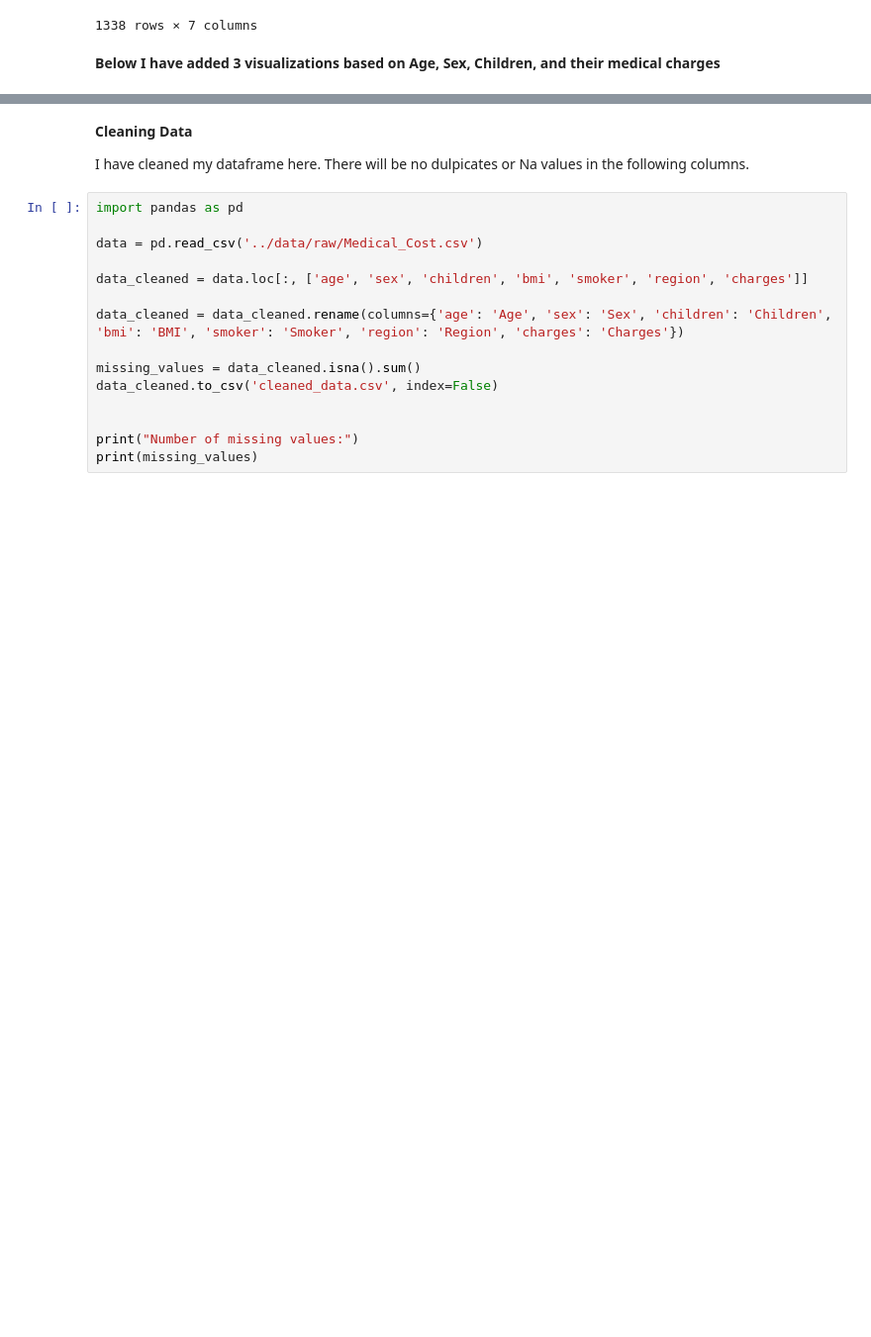
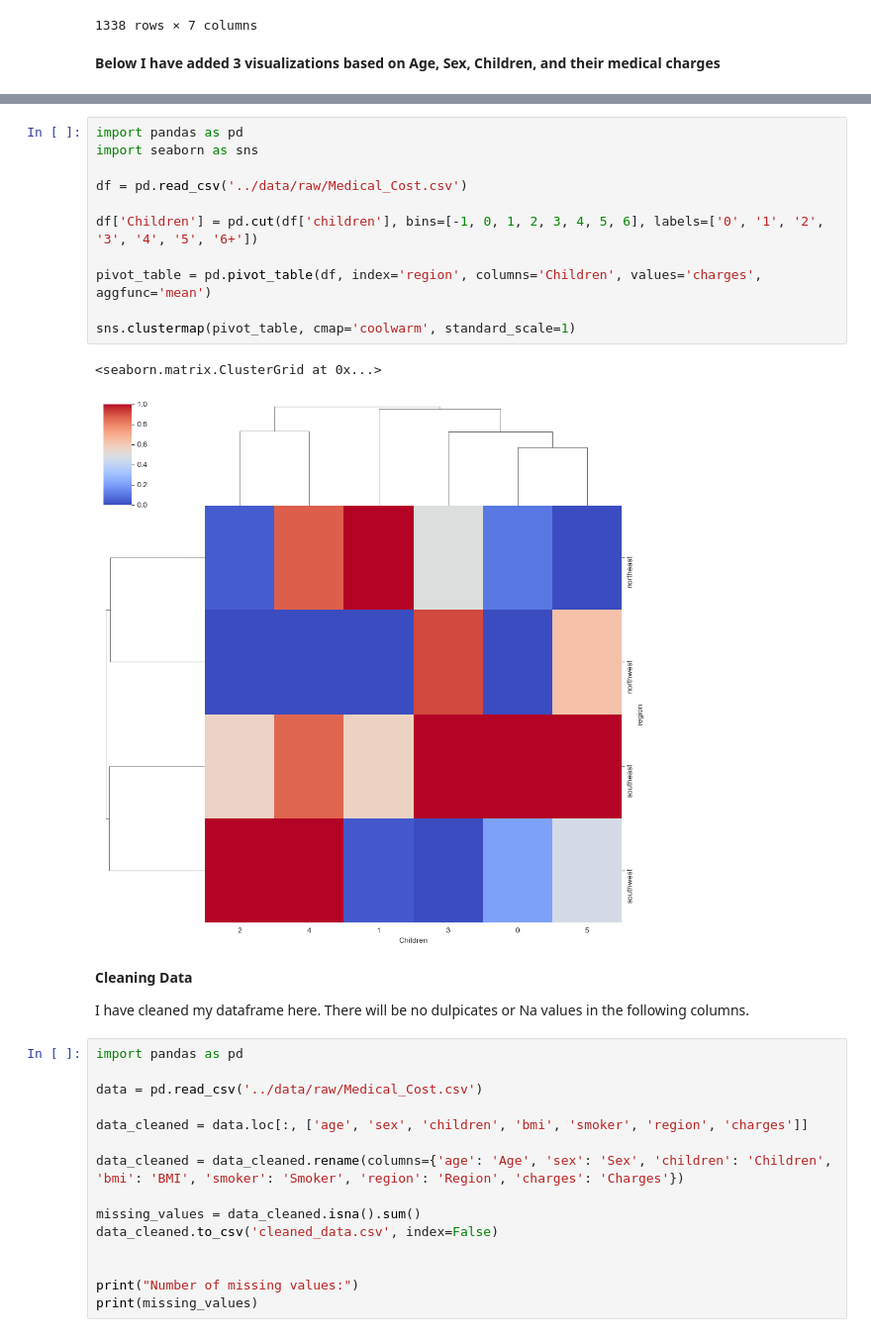
Before and after one commit to ubco-W2022T2-data301/project-group-group40, a Jupyter notebook: analysis/analysis1.ipynb, the cells around one changed output, grey strips where cells are left out. Shown at 99% size. Cells and saved outputs as stored; diff of their text form; blank space fills up the shorter version.

```diff
--- a/analysis/analysis1.ipynb
+++ b/analysis/analysis1.ipynb
@@ -85,3 +116,17 @@ sns.jointplot(y='charges', x='age', hue='children_group', data=project_data, hei
+# %%
+import pandas as pd
+import seaborn as sns
+
+df = pd.read_csv('../data/raw/Medical_Cost.csv')
+
+df['Children'] = pd.cut(df['children'], bins=[-1, 0, 1, 2, 3, 4, 5, 6], labels=['0', '1', '2', '3', '4', '5', '6+'])
+
+pivot_table = pd.pivot_table(df, index='region', columns='Children', values='charges', aggfunc='mean')
+
+sns.clustermap(pivot_table, cmap='coolwarm', standard_scale=1)
+# %% [output]
+<seaborn.matrix.ClusterGrid at 0x...>
+[figure, added]
 # %% [markdown]
 **Cleaning Data**
 
```
Also changed, not shown: parts of 8 cells of this notebook.
